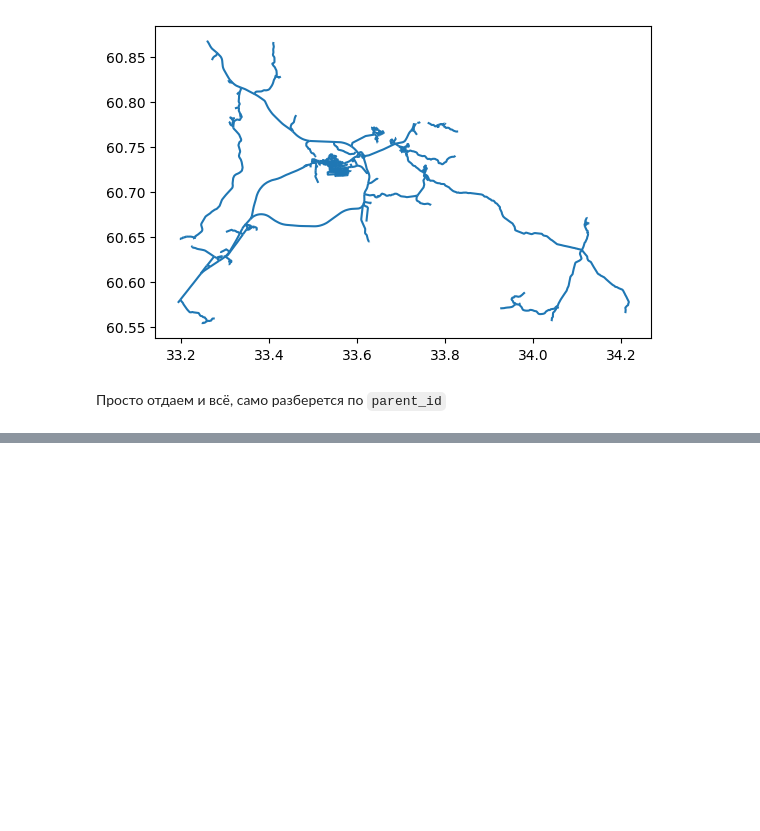
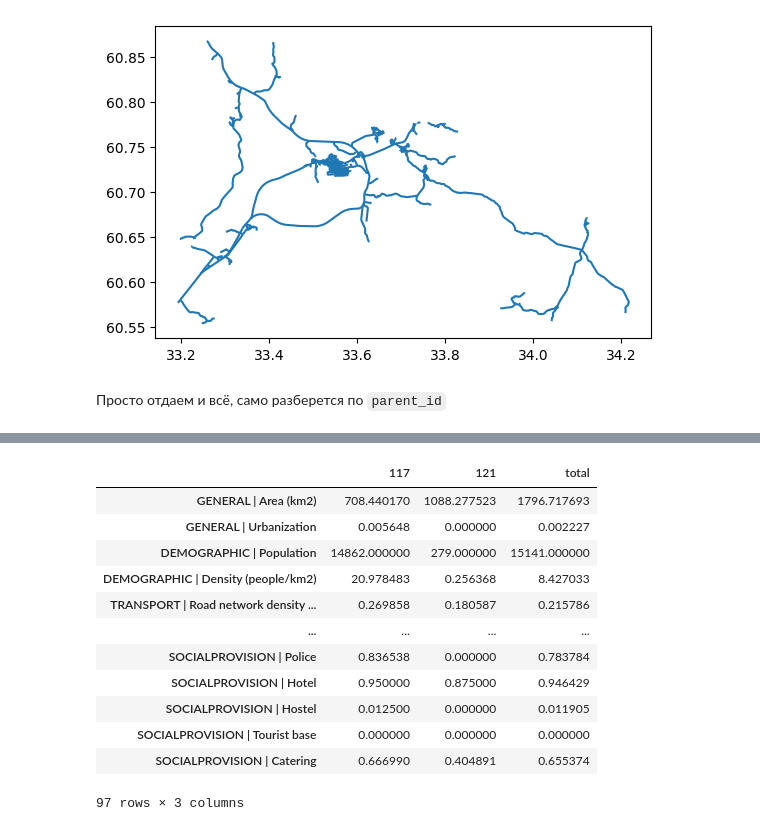
Before and after one commit to vasilstar97/prostor-examples, a Jupyter notebook: examples/Ф22.ipynb, the cells around one changed output, grey strips where cells are left out. Cells and saved outputs as stored; diff of their text form; code cells hidden in the pictures; blank space fills up the shorter version.

Commit message:
feat: indicators mapping added in f22

```diff
--- a/examples/Ф22.ipynb
+++ b/examples/Ф22.ipynb
@@ -155,6 +284,22 @@ def get_values(indicators_df : pd.DataFrame) -> list[dict[str, float]]:
     return result
 
 values = get_values(indicators_df)
+# %%
+indicators_df
+# %% [output]
+|  | 117 | 121 | total |
+| GENERAL | Area (km2) | 708.440170 | 1088.277523 | 1796.717693 |
+| GENERAL | Urbanization | 0.005648 | 0.000000 | 0.002227 |
+| DEMOGRAPHIC | Population | 14862.000000 | 279.000000 | 15141.000000 |
+| DEMOGRAPHIC | Density (people/km2) | 20.978483 | 0.256368 | 8.427033 |
+| TRANSPORT | Road network density ... | 0.269858 | 0.180587 | 0.215786 |
+| ... | ... | ... | ... |
+| SOCIALPROVISION | Police | 0.836538 | 0.000000 | 0.783784 |
+| SOCIALPROVISION | Hotel | 0.950000 | 0.875000 | 0.946429 |
+| SOCIALPROVISION | Hostel | 0.012500 | 0.000000 | 0.011905 |
+| SOCIALPROVISION | Tourist base | 0.000000 | 0.000000 | 0.000000 |
+| SOCIALPROVISION | Catering | 0.666990 | 0.404891 | 0.655374 |
+97 rows × 3 columns
 # %%
 values
 # %% [output]
```
Also changed, not shown: parts of 6 cells of this notebook.
